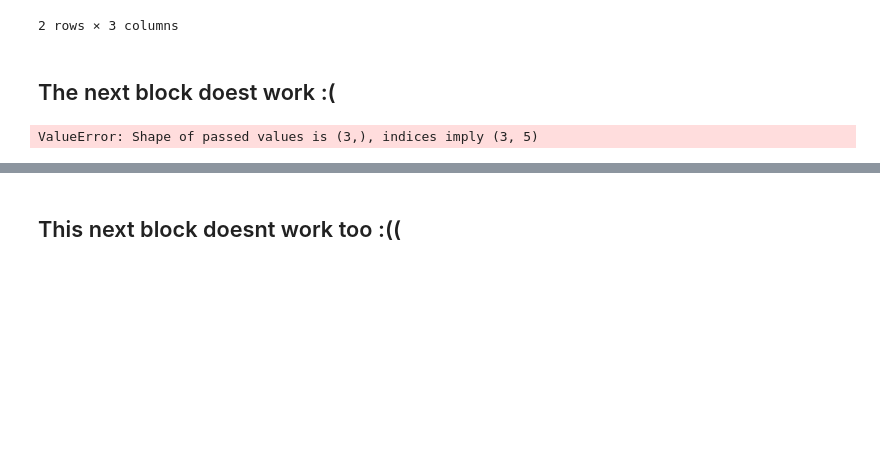
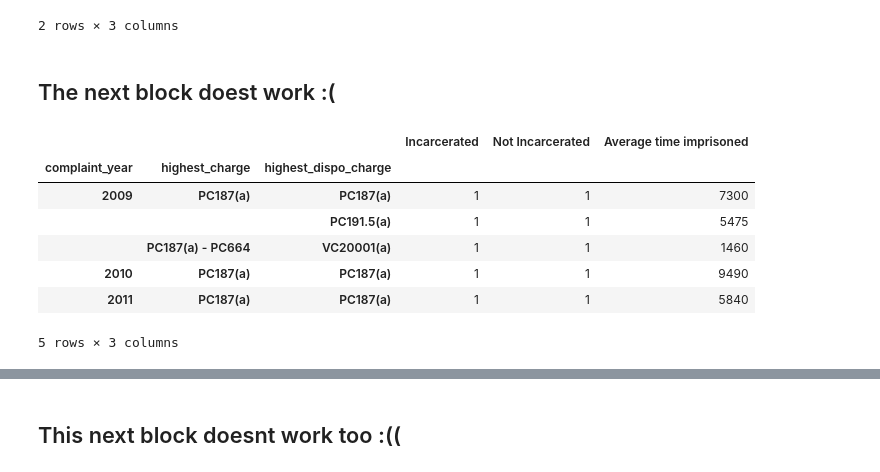
Before and after one commit to kevin11h/vosd-org-7-hitnrun, a Jupyter notebook: raj-hnr.ipynb, the cells around one changed output, grey strips where cells are left out. Saved outputs shown, nothing was run; the diff lists cells and outputs as text; code cells hidden in the pictures; blank space fills up the shorter version.

```diff
--- a/raj-hnr.ipynb
+++ b/raj-hnr.ipynb
@@ -173,17 +194,28 @@ df187 = hcDF[(hcDF.highest_charge == 'PC187(a)') |
 ## The next block doest work :(
 # %%
 incar = df187[(~pd.isnull(df187['incar']))].groupby(['complaint_year','highest_charge','highest_dispo_charge']).number.count()
-not_incar = df187[(pd.isnull(df187['incar']))].groupby(['complaint_year','highest_charge','highest_dispo_charge']).number.count()
+
+not_incar = df187[(~pd.isnull(df187['incar']))].groupby(['complaint_year','highest_charge','highest_dispo_charge']).number.count()
+
 incar_time = np.round(df187[(~pd.isnull(df187['incar']))].groupby(['complaint_year','highest_charge','highest_dispo_charge']).incar.mean(),2)
+
 summary187 = pd.DataFrame({"Incarcerated":pd.Series(incar),
                         "Not Incarcerated":pd.Series(not_incar),
                         "Average time imprisoned": pd.Series(incar_time)
                         })
+
 summary187 = summary187[["Incarcerated","Not Incarcerated","Average time imprisoned"]]
 summary187 = summary187.fillna(0)
 summary187
 # %% [output]
+|  |  |  | Incarcerated | Not Incarcerated | Average time imprisoned |
+| complaint_year | highest_charge | highest_dispo_charge |  |  |  |
+| 2009 | PC187(a) | PC187(a) | 1 | 1 | 7300 |
+|  |  | PC191.5(a) | 1 | 1 | 5475 |
+|  | PC187(a) - PC664 | VC20001(a) | 1 | 1 | 1460 |
+| 2010 | PC187(a) | PC187(a) | 1 | 1 | 9490 |
+| 2011 | PC187(a) | PC187(a) | 1 | 1 | 5840 |
-ValueError: Shape of passed values is (3,), indices imply (3, 5)
+5 rows × 3 columns
 # %%
 df191 = hcDF[(hcDF.highest_charge == 'PC191.5(a)') |
                (hcDF.highest_charge == 'PC191.5(b)')]
```
Also changed, not shown: parts of 8 cells of this notebook.
